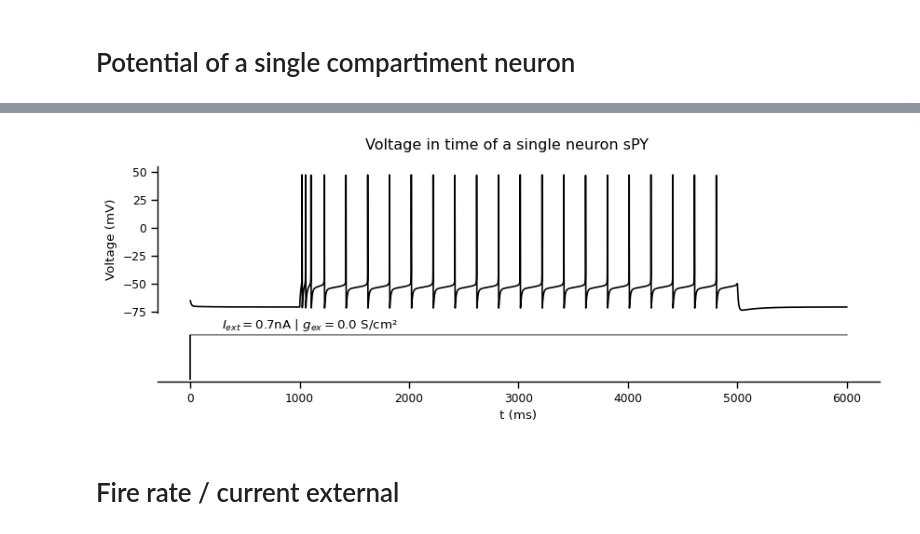
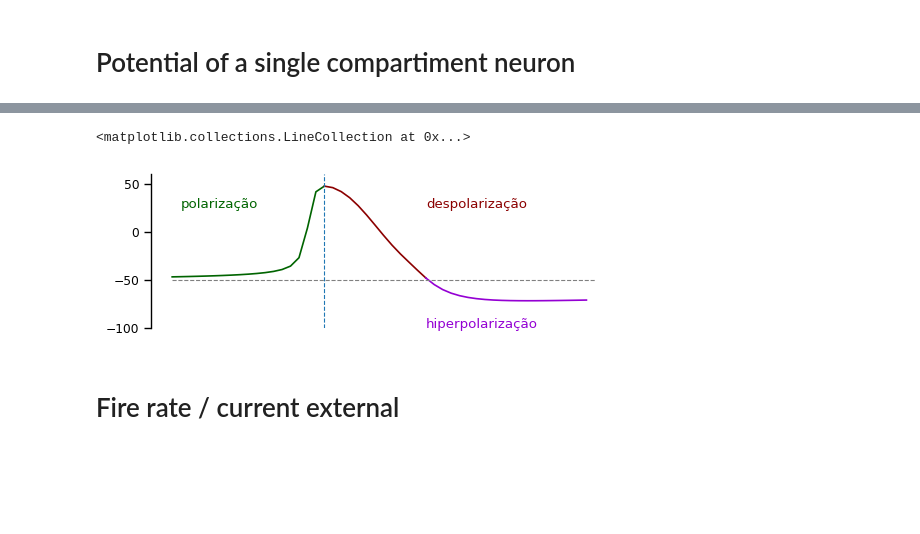
Before and after one commit to FernandoSBorges/chimeras, a Jupyter notebook: notebooks/load_data.ipynb, the cells around one changed output, grey strips where cells are left out. Drawn from its saved outputs; the diff is of its cells as text; code cells hidden in the pictures; blank space fills up the shorter version.

```diff
--- a/notebooks/load_data.ipynb
+++ b/notebooks/load_data.ipynb
@@ -67,7 +94,32 @@ def plotPotential(data, ti = 0, tf = -1, cell=0, save=False):
-# %%
-plotPotential(single_neuron,save=True)
-# %% [output]
-[figure, removed]
+# %%
+potencial = np.array(single_neuron['simData']['V_soma']['cell_0'][4150:4200])
+
+fig, ax = plt.subplots(ncols=1,nrows=1, figsize=(6,2))
+ax.set_ylim(-100,60)
+ax.spines['right'].set_visible(False)
+ax.spines['top'].set_visible(False)
+ax.spines['bottom'].set_visible(False)
+ax.get_xaxis().set_visible(False)
+# lines
+sns.lineplot(y=potencial[:19], x=np.arange(0,19), ax=ax, color='darkgreen')
+sns.lineplot(y=potencial[18:31], x=np.arange(18,31), ax=ax, color='darkred')
+sns.lineplot(y=potencial[30:], x=np.arange(30,50), ax=ax, color='darkviolet')
+ax.hlines(y= -50, xmin=0, xmax=50, linestyles='dashed', color='gray', linewidth=0.8)
+
+# text
+ax.text(1, 25, 'polarização', color='darkgreen')# | '+ label_gex, va='center')
+ax.text(30, 25, 'despolarização', color='darkred')# | '+ label_gex, va='center')
+ax.text(30, -100, 'hiperpolarização', color='darkviolet')# | '+ label_gex, va='center')
+
+ax.vlines(x=18, ymin=-100, ymax=60, linestyles='dashed', linewidth=0.8)
+
+
+# path_figures = '../figures/'
+# fname = 'potential de ação'.replace(' ','_')
+# plt.savefig(path_figures + fname + '.png', dpi=400, pad_inches=0.4)
+# %% [output]
+<matplotlib.collections.LineCollection at 0x...>
+[figure, added]
 # %% [markdown]
 # Fire rate / current external
 # %%
```
Also changed, not shown: parts of 54 cells of this notebook, 7 other files.
